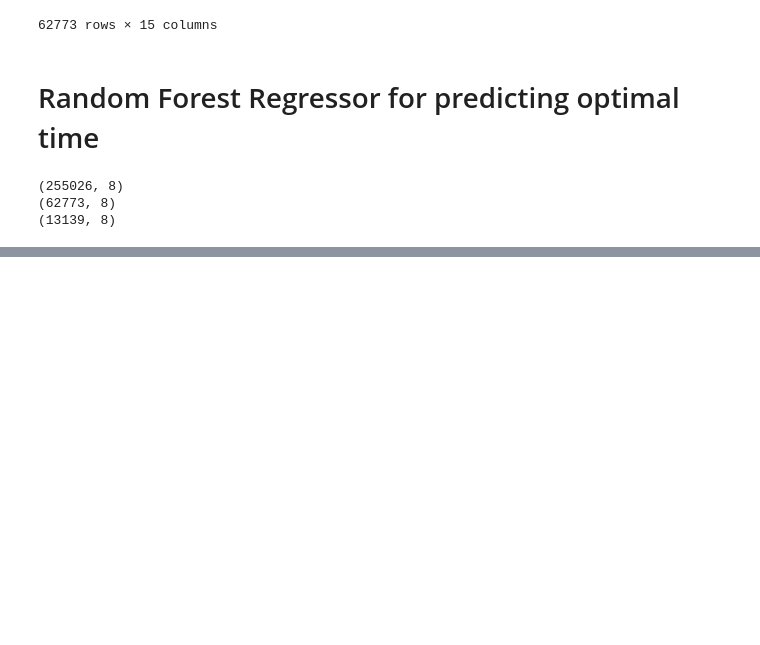
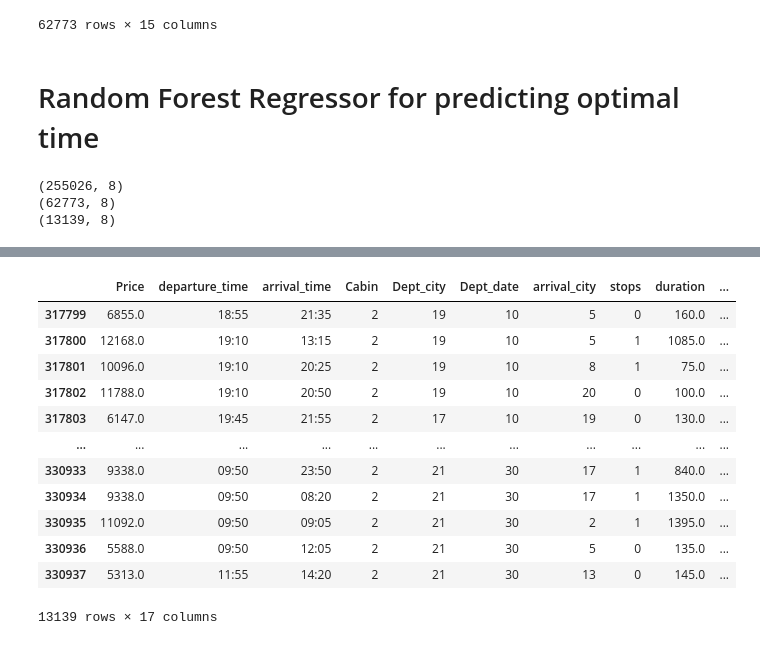
Before and after one commit to mohibrehman31/Techno-Poject, a Jupyter notebook: prediction/OptimalFlightTime_TeamA_Final.ipynb, the cells around one changed output, grey strips where cells are left out. Cells and saved outputs as stored; diff of their text form; code cells hidden in the pictures; blank space fills up the shorter version.

```diff
--- a/prediction/OptimalFlightTime_TeamA_Final.ipynb
+++ b/prediction/OptimalFlightTime_TeamA_Final.ipynb
@@ -456,0 +546,16 @@ for i in Dataframes:
+# %%
+CabinPE
+# %% [output]
+|  | Price | departure_time | arrival_time | Cabin | Dept_city | Dept_date | arrival_city | stops | duration | ... |
+| 317799 | 6855.0 | 18:55 | 21:35 | 2 | 19 | 10 | 5 | 0 | 160.0 | ... |
+| 317800 | 12168.0 | 19:10 | 13:15 | 2 | 19 | 10 | 5 | 1 | 1085.0 | ... |
+| 317801 | 10096.0 | 19:10 | 20:25 | 2 | 19 | 10 | 8 | 1 | 75.0 | ... |
+| 317802 | 11788.0 | 19:10 | 20:50 | 2 | 19 | 10 | 20 | 0 | 100.0 | ... |
+| 317803 | 6147.0 | 19:45 | 21:55 | 2 | 17 | 10 | 19 | 0 | 130.0 | ... |
+| ... | ... | ... | ... | ... | ... | ... | ... | ... | ... | ... |
+| 330933 | 9338.0 | 09:50 | 23:50 | 2 | 21 | 30 | 17 | 1 | 840.0 | ... |
+| 330934 | 9338.0 | 09:50 | 08:20 | 2 | 21 | 30 | 17 | 1 | 1350.0 | ... |
+| 330935 | 11092.0 | 09:50 | 09:05 | 2 | 21 | 30 | 2 | 1 | 1395.0 | ... |
+| 330936 | 5588.0 | 09:50 | 12:05 | 2 | 21 | 30 | 5 | 0 | 135.0 | ... |
+| 330937 | 5313.0 | 11:55 | 14:20 | 2 | 21 | 30 | 13 | 0 | 145.0 | ... |
+13139 rows × 17 columns
```
Also changed, not shown: parts of 5 cells of this notebook, 3 other files.
